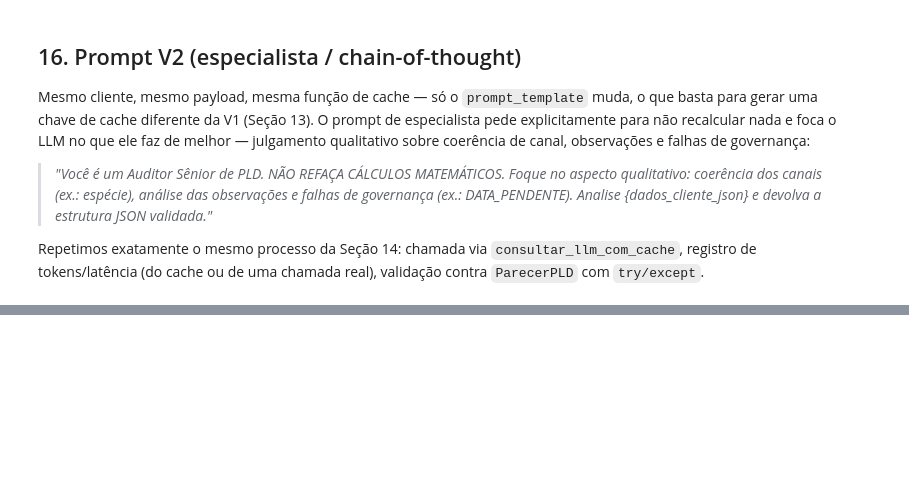
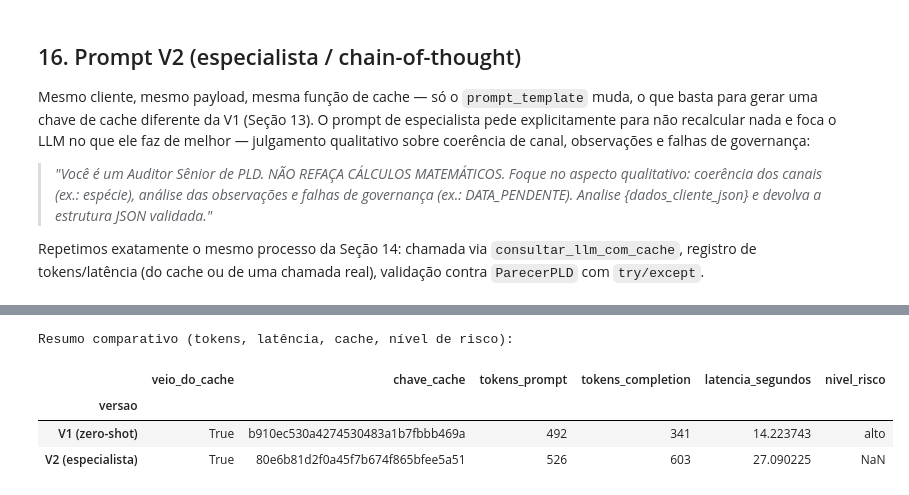
Before and after one commit to LariMarquess/triagem-pld-desafio, a Jupyter notebook: nivel_1/nivel_1.ipynb, the cells around one changed output, grey strips where cells are left out. Drawn from its saved outputs; the diff is of its cells as text; code cells hidden in the pictures; blank space fills up the shorter version.

Commit message:
feat(nivel1): executa parte B com gemini-3.6-flash (2.0 e 2.5 descontinuados) - V1 valida, V2 revela caso real de falha de schema

```diff
--- a/nivel_1/nivel_1.ipynb
+++ b/nivel_1/nivel_1.ipynb
@@ -410,7 +410,7 @@ if not GEMINI_API_KEY:
         "(veja .env.example) antes de continuar."
     )
 
-GEMINI_MODEL = os.getenv("GEMINI_MODEL", "gemini-2.0-flash")
+GEMINI_MODEL = os.getenv("GEMINI_MODEL", "gemini-3.6-flash")
 
 client = genai.Client(api_key=GEMINI_API_KEY)
 
@@ -972,0 +1085,66 @@ print("Chaves diferentes confirmadas: V1 e V2 não colidem no cache.")
+# %%
+if resultado_v1 is None or resultado_v2 is None:
+    raise RuntimeError(
+        "V1 e/ou V2 não completaram com sucesso (veja os erros impressos nas Seções 14/16) — "
+        "não há o que comparar."
+    )
+
+
+def parecer_para_linha(versao: str, resultado: dict, parecer: ParecerPLD | ParecerPLDFallback | None) -> dict:
+    linha = {
+        "versao": versao,
+        "veio_do_cache": resultado["veio_do_cache"],
+        "chave_cache": resultado["chave_cache"],
+        "tokens_prompt": resultado["tokens_prompt"],
+        "tokens_completion": resultado["tokens_completion"],
+        "latencia_segundos": resultado["latencia_segundos"],
+    }
+    if parecer is not None:
+        linha.update(
+            {
+                "nivel_risco": parecer.nivel_risco,
+                "tipologia_suspeita": parecer.tipologia_suspeita,
+                "red_flags": parecer.red_flags,
+                "justificativa": parecer.justificativa,
+            }
+        )
+    return linha
+
+
+tabela_comparacao = pd.DataFrame(
+    [
+        parecer_para_linha("V1 (zero-shot)", resultado_v1, parecer_v1),
+        parecer_para_linha("V2 (especialista)", resultado_v2, parecer_v2),
+    ]
+).set_index("versao")
+
+print("Resumo comparativo (tokens, latência, cache, nível de risco):")
+display(tabela_comparacao[["veio_do_cache", "chave_cache", "tokens_prompt", "tokens_completion", "latencia_segundos", "nivel_risco"]])
+
+for versao, resultado, parecer in [
+    ("V1 (zero-shot)", resultado_v1, parecer_v1),
+    ("V2 (especialista)", resultado_v2, parecer_v2),
+]:
+    print(f"\n=== {versao} ===")
+    print(
+        f"veio_do_cache={resultado['veio_do_cache']} | tokens_prompt={resultado['tokens_prompt']} | "
+        f"tokens_completion={resultado['tokens_completion']} | latencia={resultado['latencia_segundos']:.3f}s"
+    )
+    if parecer is not None:
+        print(parecer.model_dump_json(indent=2))
+    else:
+        print("(parecer não pôde ser validado)")
+
+assert resultado_v1["chave_cache"] != resultado_v2["chave_cache"], (
+    "V1 e V2 compartilham a mesma chave de cache — o teste A/B não é válido."
+)
+print(
+    "\nConfirmado: V1 e V2 têm chaves de cache diferentes — as duas respostas acima vieram de "
+    "chamadas reais e independentes, não de um cache compartilhado indevidamente."
+)
+# %% [output]
+Resumo comparativo (tokens, latência, cache, nível de risco):
+|  | veio_do_cache | chave_cache | tokens_prompt | tokens_completion | latencia_segundos | nivel_risco |
+| versao |  |  |  |  |  |  |
+| V1 (zero-shot) | True | b910ec530a4274530483a1b7fbbb469a | 492 | 341 | 14.223743 | alto |
+| V2 (especialista) | True | 80e6b81d2f0a45f7b674f865bfee5a51 | 526 | 603 | 27.090225 | NaN |
```
Also changed, not shown: parts of 13 cells of this notebook, 1 other file.
